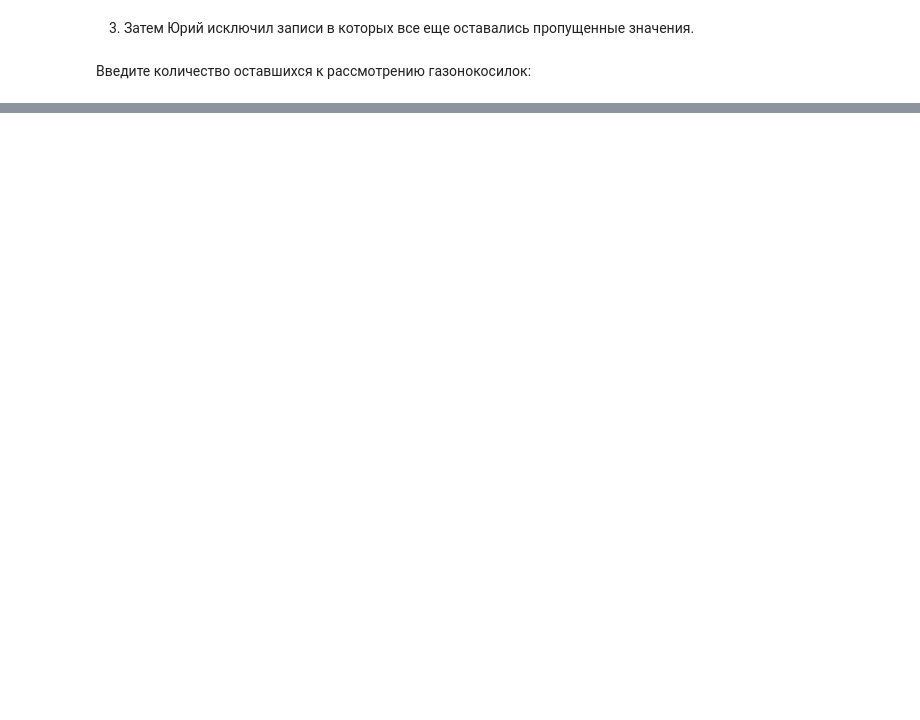
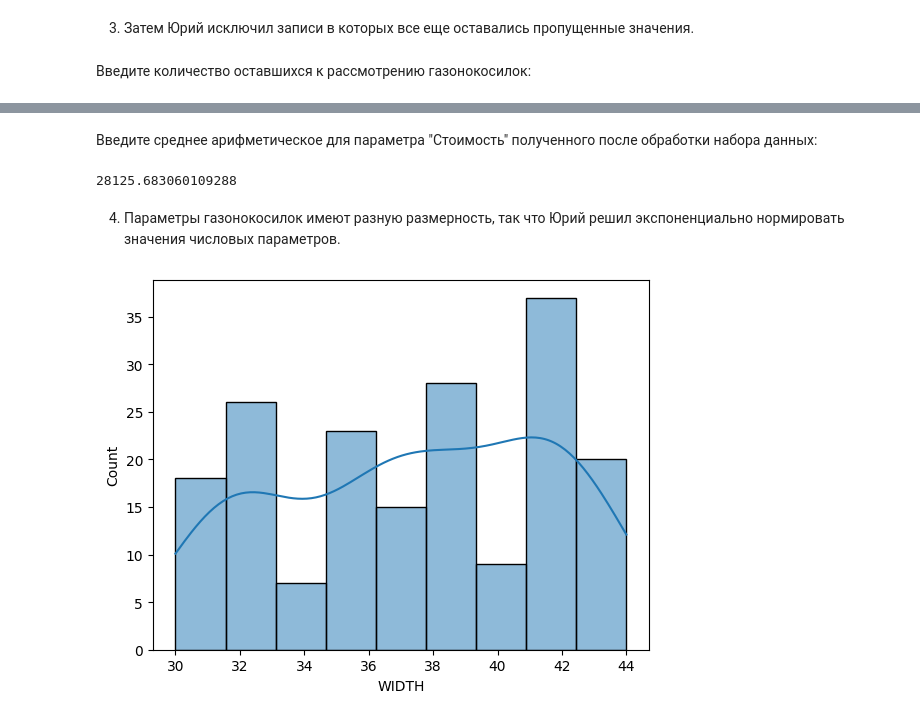
Before and after one commit to DavutSukhankuliev/data_analysis_technologies_-bonustrack_2023_ITMO-, a Jupyter notebook: 1 - Midterm assessment/Assessment 1.1.ipynb, the cells around one changed output, grey strips where cells are left out. Saved outputs shown, nothing was run; the diff lists cells and outputs as text; code cells hidden in the pictures; blank space fills up the shorter version.

```diff
--- a/1 - Midterm assessment/Assessment 1.1.ipynb
+++ b/1 - Midterm assessment/Assessment 1.1.ipynb
@@ -119,3 +119,11 @@ data['WIDTH'].mean()
 37.37
 # %% [markdown]
 2. Цены на газонокосилки имели очень большой разброс и Юрий решил избавиться от вариантов, стоимость которых попадала под определение "экстремальных выбросов".
+# %%
+# lower and upper bounds calculation for extreme outliers (3*iqr) via inter-quantile range (IQR)
+q1 = data['PRICE'].quantile(0.25)
+q3 = data['PRICE'].quantile(0.75)
+iqr = q3 - q1
+lower_bound = q1 - 3 * iqr
+upper_bound = q3 + 3 * iqr
+q1,q3,iqr,lower_bound,upper_bound
@@ -121,0 +132,5 @@ data['WIDTH'].mean()
+# %%
+# arrays extreme outlier rows
+outlier = data['PRICE'][(data['PRICE']<lower_bound) | (data['PRICE']>upper_bound)]
+
+outlier
@@ -122,4 +144,10 @@ data['WIDTH'].mean()
+# %%
+# remove extreme outliers
+data.drop(index=outlier.index,inplace=True)
 # %% [markdown]
 3. Затем Юрий исключил записи в которых все еще оставались пропущенные значения.
+# %%
+# remove NaNs
+data.dropna(inplace=True)
 # %% [markdown]
 Введите количество оставшихся к рассмотрению газонокосилок:
@@ -125,0 +165,18 @@ data['WIDTH'].mean()
+# %% [markdown]
+Введите среднее арифметическое для параметра "Стоимость" полученного после обработки набора данных:
+# %%
+data['PRICE'].mean()
+# %% [output]
+28125.683060109288
+# %% [markdown]
+4. Параметры газонокосилок имеют разную размерность, так что Юрий решил экспоненциально нормировать значения числовых параметров.
+# %%
+# Type of distribution
+# via Visualization
+import matplotlib.pyplot as plt
+import seaborn as sns
+
+sns.histplot(data['WIDTH'], kde=True)
+plt.show()
+# %% [output]
+[figure, added]
```
Also changed, not shown: parts of 26 cells of this notebook.
